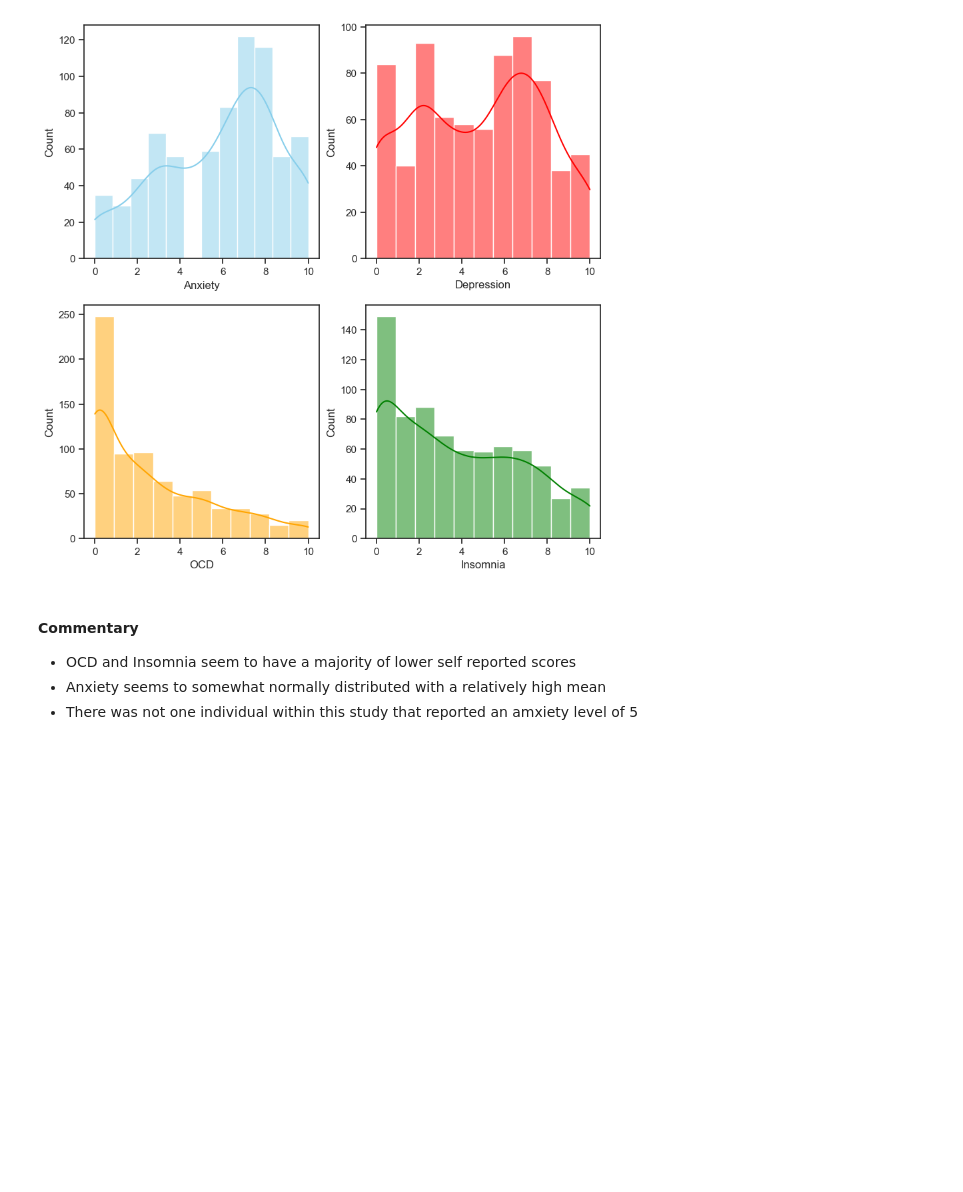
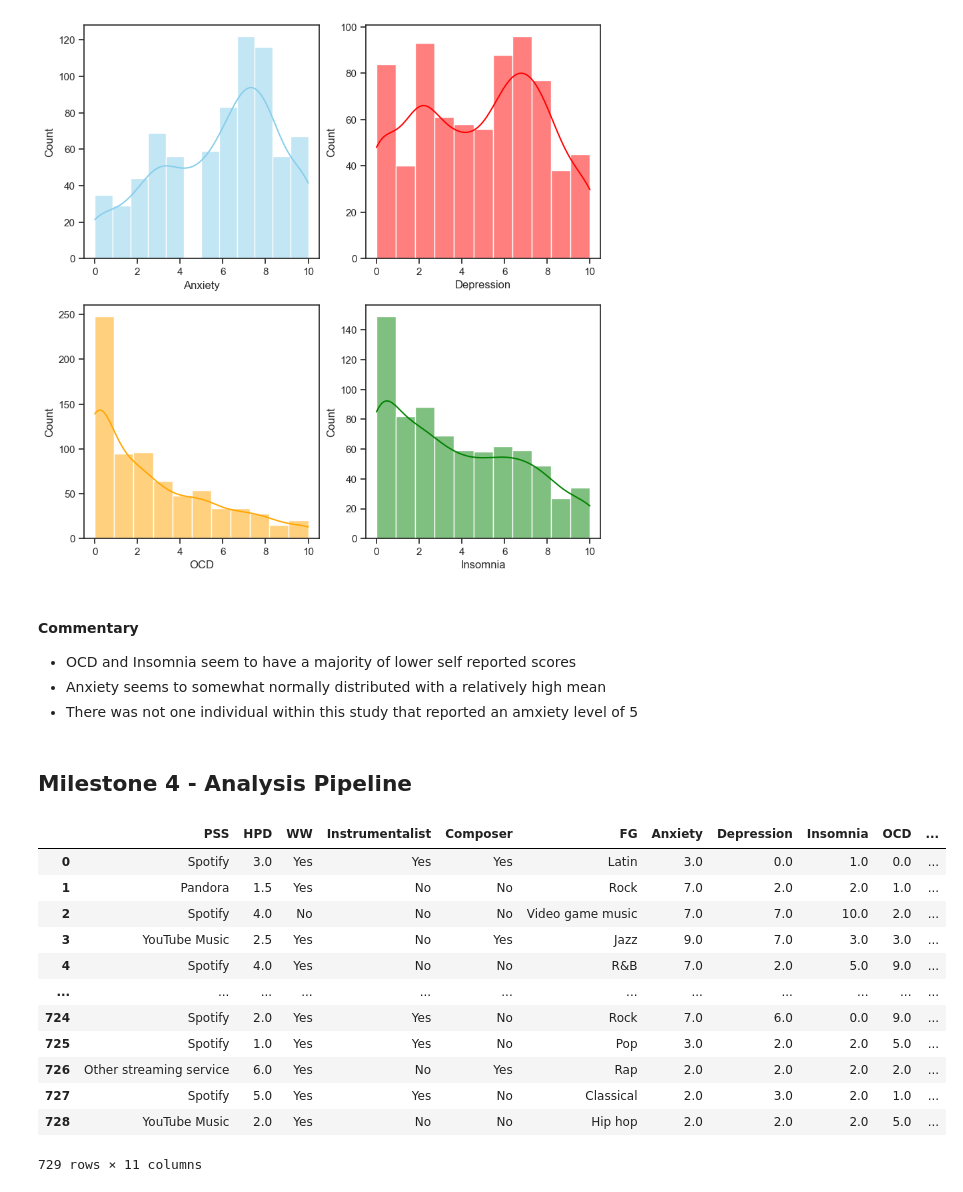
Before and after one commit to ubco-W2022T2-data301/project-group29, a Jupyter notebook: analysis/analysis1.ipynb, the cells around one changed output. Drawn from its saved outputs; the diff is of its cells as text; code cells hidden in the pictures; blank space fills up the shorter version.

```diff
--- a/analysis/analysis1.ipynb
+++ b/analysis/analysis1.ipynb
@@ -96,3 +96,38 @@ plt.show()
 - OCD and Insomnia seem to have a majority of lower self reported scores
 - Anxiety seems to somewhat normally distributed with a relatively high mean
 - There was not one individual within this study that reported an amxiety level of 5
+# %% [markdown]
+## Milestone 4 - Analysis Pipeline
+# %%
+# initial data pipeline
+
+# storing original csv
+rawData = pd.read_csv("../data/raw/mxmh_survey_results.csv")
+# drops unused columns
+modifiedData = rawData.drop(["Timestamp","Age","Exploratory","Foreign languages","BPM","Frequency [Classical]","Frequency [Country]","Frequency [EDM]","Frequency [Folk]","Frequency [Gospel]","Frequency [Hip hop]","Frequency [Jazz]","Frequency [K pop]","Frequency [Latin]","Frequency [Lofi]","Frequency [Metal]","Frequency [Pop]","Frequency [R&B]","Frequency [Rap]","Frequency [Rock]","Frequency [Video game music]","Music effects","Permissions"], axis = 1)
+# drop all rows with NaN values in needed columns
+modifiedData = modifiedData.dropna()
+# reset indices
+modifiedData = modifiedData.reset_index(drop = True)
+# create new column called total_score which gives a general overall mental health score to each observation
+modifiedData = modifiedData.assign(total_score = modifiedData["Anxiety"] + modifiedData["OCD"] + modifiedData["Depression"] + modifiedData["Insomnia"])
+# Rename columns for easier referencing
+modifiedData = modifiedData.rename(columns = {"Primary streaming service" : "PSS"})
+modifiedData = modifiedData.rename(columns = {"Hours per day" : "HPD"})
+modifiedData = modifiedData.rename(columns = {"While working" : "WW"})
+modifiedData = modifiedData.rename(columns = {"Fav genre" : "FG"})
+modifiedData
+# %% [output]
+|  | PSS | HPD | WW | Instrumentalist | Composer | FG | Anxiety | Depression | Insomnia | OCD | ... |
+| 0 | Spotify | 3.0 | Yes | Yes | Yes | Latin | 3.0 | 0.0 | 1.0 | 0.0 | ... |
+| 1 | Pandora | 1.5 | Yes | No | No | Rock | 7.0 | 2.0 | 2.0 | 1.0 | ... |
+| 2 | Spotify | 4.0 | No | No | No | Video game music | 7.0 | 7.0 | 10.0 | 2.0 | ... |
+| 3 | YouTube Music | 2.5 | Yes | No | Yes | Jazz | 9.0 | 7.0 | 3.0 | 3.0 | ... |
+| 4 | Spotify | 4.0 | Yes | No | No | R&B | 7.0 | 2.0 | 5.0 | 9.0 | ... |
+| ... | ... | ... | ... | ... | ... | ... | ... | ... | ... | ... | ... |
+| 724 | Spotify | 2.0 | Yes | Yes | No | Rock | 7.0 | 6.0 | 0.0 | 9.0 | ... |
+| 725 | Spotify | 1.0 | Yes | Yes | No | Pop | 3.0 | 2.0 | 2.0 | 5.0 | ... |
+| 726 | Other streaming service | 6.0 | Yes | No | Yes | Rap | 2.0 | 2.0 | 2.0 | 2.0 | ... |
+| 727 | Spotify | 5.0 | Yes | Yes | No | Classical | 2.0 | 3.0 | 2.0 | 1.0 | ... |
+| 728 | YouTube Music | 2.0 | Yes | No | No | Hip hop | 2.0 | 2.0 | 2.0 | 5.0 | ... |
+729 rows × 11 columns
```
Also changed, not shown: parts of 6 cells of this notebook, 2 other files.
